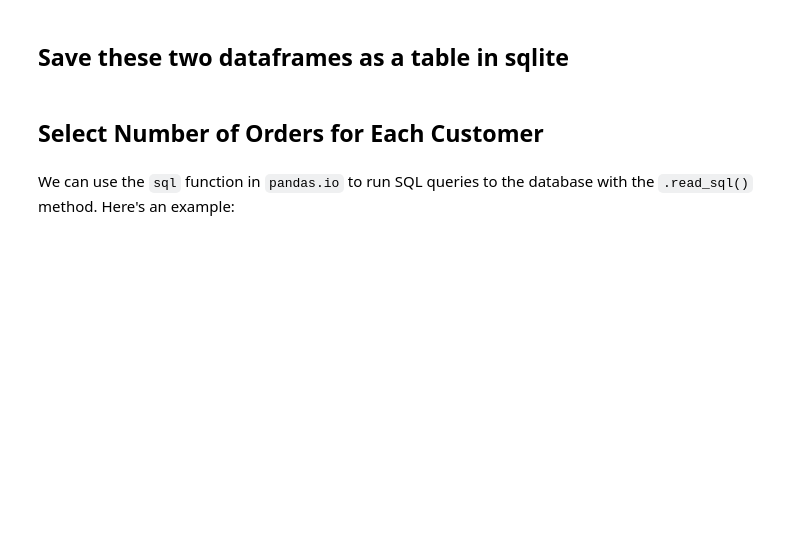
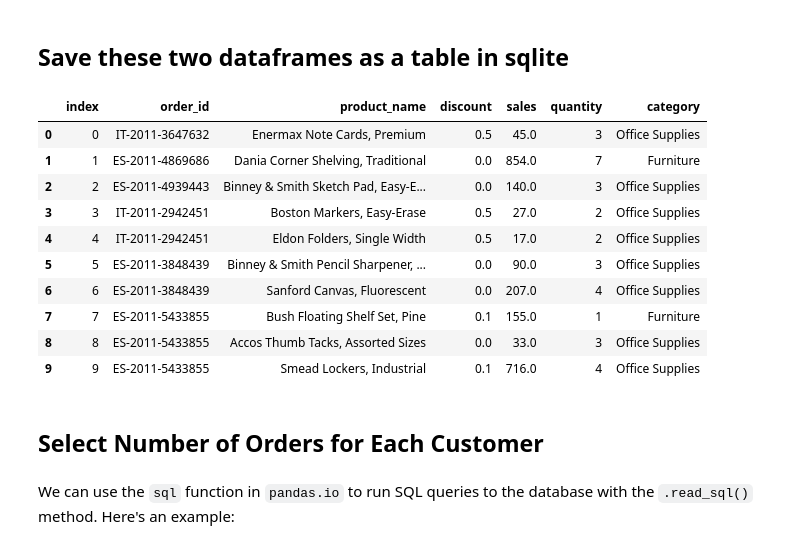
Before and after one commit to Anna-HuangJ/Anna_Repository, a Jupyter notebook: Labs/Lab 2/IOD_Lab 2.1.3.ipynb, the cells around one changed output. Drawn from its saved outputs; the diff is of its cells as text; code cells hidden in the pictures; blank space fills up the shorter version.

```diff
--- a/Labs/Lab 2/IOD_Lab 2.1.3.ipynb
+++ b/Labs/Lab 2/IOD_Lab 2.1.3.ipynb
@@ -417,3 +536,25 @@ db_connection = sqlite3.connect('../DATA/eshop.db.sqlite')
+# %%
+#orders_break_down_pandas_with_index
+query = """
+        SELECT *
+        FROM orders_break_down_pandas_with_index
+        LIMIT 10;
+        """
+
+orders_head_10 = sql.read_sql(query, con=db_connection)
+orders_head_10
+# %% [output]
+|  | index | order_id | product_name | discount | sales | quantity | category |
+| 0 | 0 | IT-2011-3647632 | Enermax Note Cards, Premium | 0.5 | 45.0 | 3 | Office Supplies |
+| 1 | 1 | ES-2011-4869686 | Dania Corner Shelving, Traditional | 0.0 | 854.0 | 7 | Furniture |
+| 2 | 2 | ES-2011-4939443 | Binney & Smith Sketch Pad, Easy-E... | 0.0 | 140.0 | 3 | Office Supplies |
+| 3 | 3 | IT-2011-2942451 | Boston Markers, Easy-Erase | 0.5 | 27.0 | 2 | Office Supplies |
+| 4 | 4 | IT-2011-2942451 | Eldon Folders, Single Width | 0.5 | 17.0 | 2 | Office Supplies |
+| 5 | 5 | ES-2011-3848439 | Binney & Smith Pencil Sharpener, ... | 0.0 | 90.0 | 3 | Office Supplies |
+| 6 | 6 | ES-2011-3848439 | Sanford Canvas, Fluorescent | 0.0 | 207.0 | 4 | Office Supplies |
+| 7 | 7 | ES-2011-5433855 | Bush Floating Shelf Set, Pine | 0.1 | 155.0 | 1 | Furniture |
+| 8 | 8 | ES-2011-5433855 | Accos Thumb Tacks, Assorted Sizes | 0.0 | 33.0 | 3 | Office Supplies |
+| 9 | 9 | ES-2011-5433855 | Smead Lockers, Industrial | 0.1 | 716.0 | 4 | Office Supplies |
 # %% [markdown]
 ## Select Number of Orders for Each Customer
 # %% [markdown]
```
Also changed, not shown: parts of 42 cells of this notebook.
